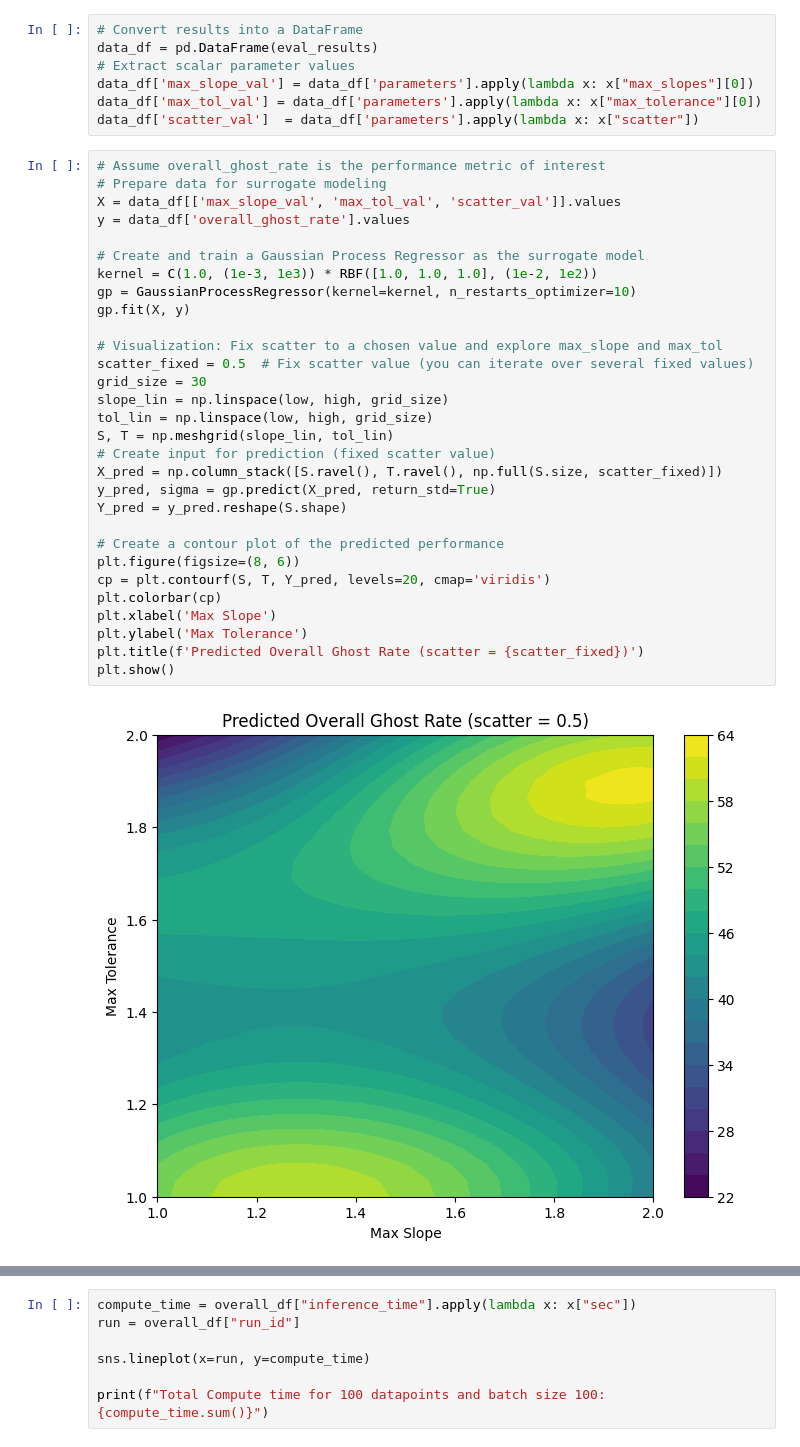
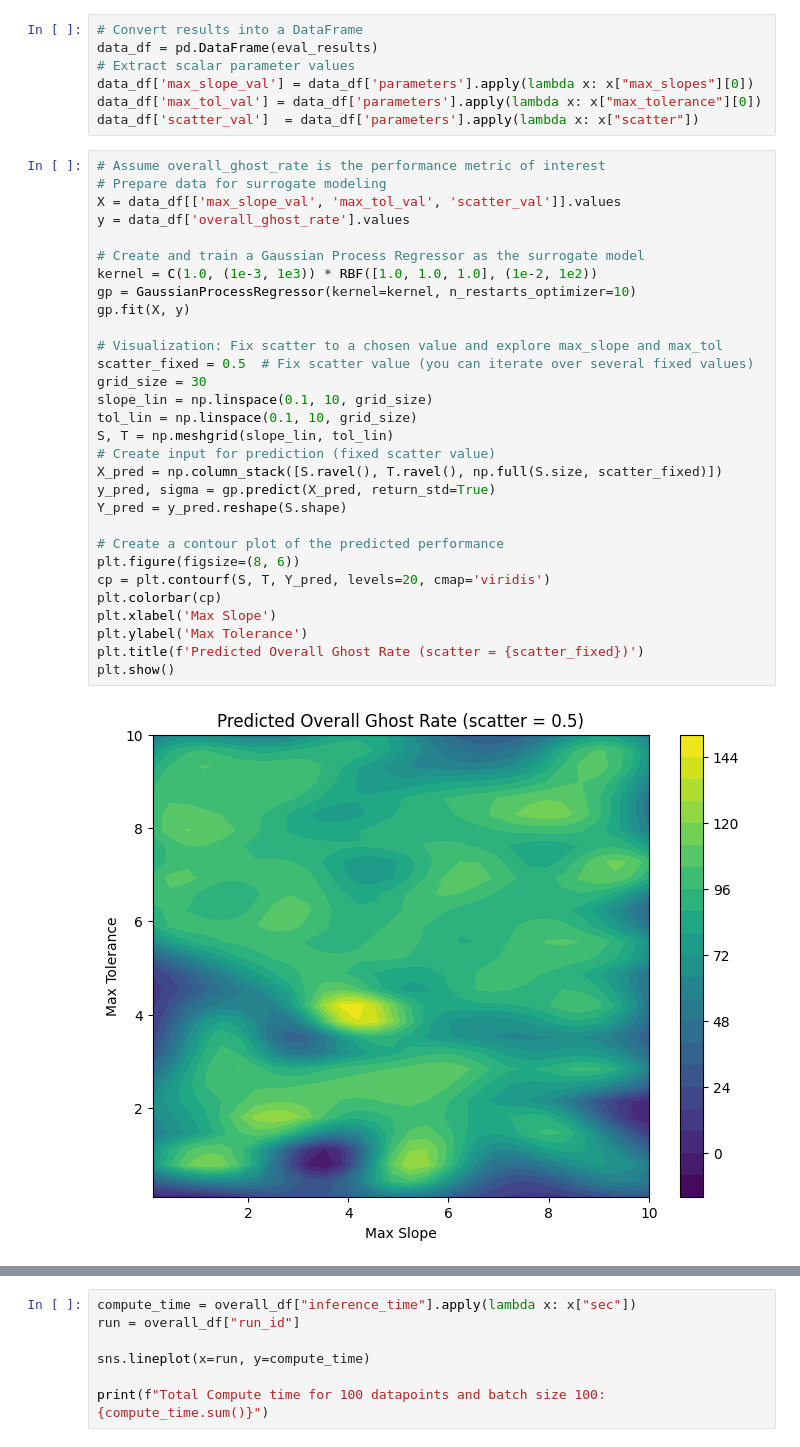
Before and after one commit to SvenHockers/velopix_tracking, a Jupyter notebook: optimalisation_landscape/TrackFollowing.ipynb, the cells around one changed output, grey strips where cells are left out. Cells and saved outputs as stored; diff of their text form.

Commit message:
added some visuals

```diff
--- a/optimalisation_landscape/TrackFollowing.ipynb
+++ b/optimalisation_landscape/TrackFollowing.ipynb
@@ -145,35 +149,35 @@ data_df['scatter_val']  = data_df['parameters'].apply(lambda x: x["scatter"])
 # %%
 # Assume overall_ghost_rate is the performance metric of interest
 # Prepare data for surrogate modeling
 X = data_df[['max_slope_val', 'max_tol_val', 'scatter_val']].values
 y = data_df['overall_ghost_rate'].values
 
 # Create and train a Gaussian Process Regressor as the surrogate model
 kernel = C(1.0, (1e-3, 1e3)) * RBF([1.0, 1.0, 1.0], (1e-2, 1e2))
 gp = GaussianProcessRegressor(kernel=kernel, n_restarts_optimizer=10)
 gp.fit(X, y)
 
 # Visualization: Fix scatter to a chosen value and explore max_slope and max_tol
 scatter_fixed = 0.5  # Fix scatter value (you can iterate over several fixed values)
 grid_size = 30
-slope_lin = np.linspace(low, high, grid_size)
-tol_lin = np.linspace(low, high, grid_size)
+slope_lin = np.linspace(0.1, 10, grid_size)
+tol_lin = np.linspace(0.1, 10, grid_size)
 S, T = np.meshgrid(slope_lin, tol_lin)
 # Create input for prediction (fixed scatter value)
 X_pred = np.column_stack([S.ravel(), T.ravel(), np.full(S.size, scatter_fixed)])
 y_pred, sigma = gp.predict(X_pred, return_std=True)
 Y_pred = y_pred.reshape(S.shape)
 
 # Create a contour plot of the predicted performance
 plt.figure(figsize=(8, 6))
 cp = plt.contourf(S, T, Y_pred, levels=20, cmap='viridis')
 plt.colorbar(cp)
 plt.xlabel('Max Slope')
 plt.ylabel('Max Tolerance')
 plt.title(f'Predicted Overall Ghost Rate (scatter = {scatter_fixed})')
 plt.show()
 # %% [output]
-[figure, old version]
+[figure, new version]
 # %%
 import matplotlib.pyplot as plt
 
```
Also changed, not shown: parts of 3 cells of this notebook, 2 other files.
